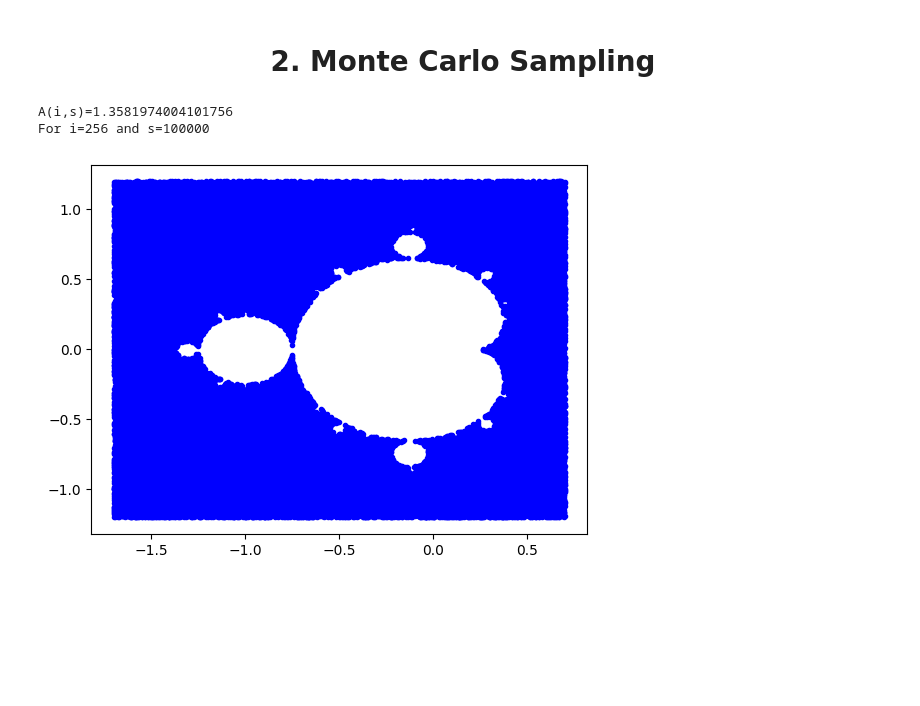
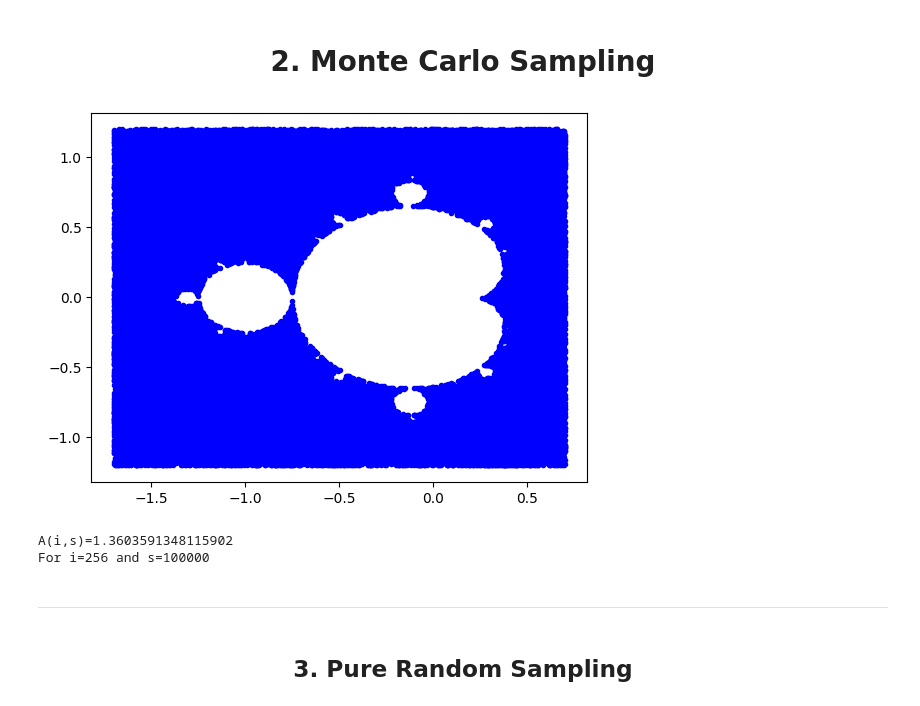
Before and after one commit to DKLEINLEUNK/MandelbrotExplorer, a Jupyter notebook: Notebook.ipynb, the cells around one changed output. Drawn from its saved outputs; the diff is of its cells as text; code cells hidden in the pictures; blank space fills up the shorter version.

Commit message:
Added plot argument to MC sampler

```diff
--- a/Notebook.ipynb
+++ b/Notebook.ipynb
@@ -39,19 +39,19 @@ mc_mandelbrot = Mandelbrot()
 mc_mandelbrot_grid = mc_mandelbrot.grid
 # %%
 # Find the number of points in the Mandelbrot set using Monte Carlo sampling from the complex grid
-n_iters, n_samples = 256, 100_000
-mc_sample, mc_sample_in_mandelbrot = mc.sampler(mc_mandelbrot_grid, n_samples, max_iter=n_iters, verbose=False)
+n_samples, n_iters  = 100_000, 256
+mc_sample, mc_sample_in_mandelbrot = mc.sampler(mc_mandelbrot_grid, n_samples, n_iters, plot=True)
+# %% [output]
+[figure, added]
 # %%
 # Estimate the area and print the results
 area_estimate = mc_sample.size / np.sum(mc_sample_in_mandelbrot)
 print(f'A(i,s)={area_estimate}')
 print(f'For i={n_iters} and s={n_samples}')
 # %% [output]
-A(i,s)=1.3581974004101756
+A(i,s)=1.3603591348115902
 For i=256 and s=100000
-# %%
-# Plot the estimated Mandelbrot set
-plt.plot(mc_sample.real[mc_sample_in_mandelbrot], mc_sample.imag[mc_sample_in_mandelbrot], 'b.')
-plt.show()
-# %% [output]
-[figure, removed]
+# %% [markdown]
+---
+# %% [markdown]
+<h2 align="center"> 3. Pure Random Sampling </h2>
```
Also changed, not shown: 2 other files.
